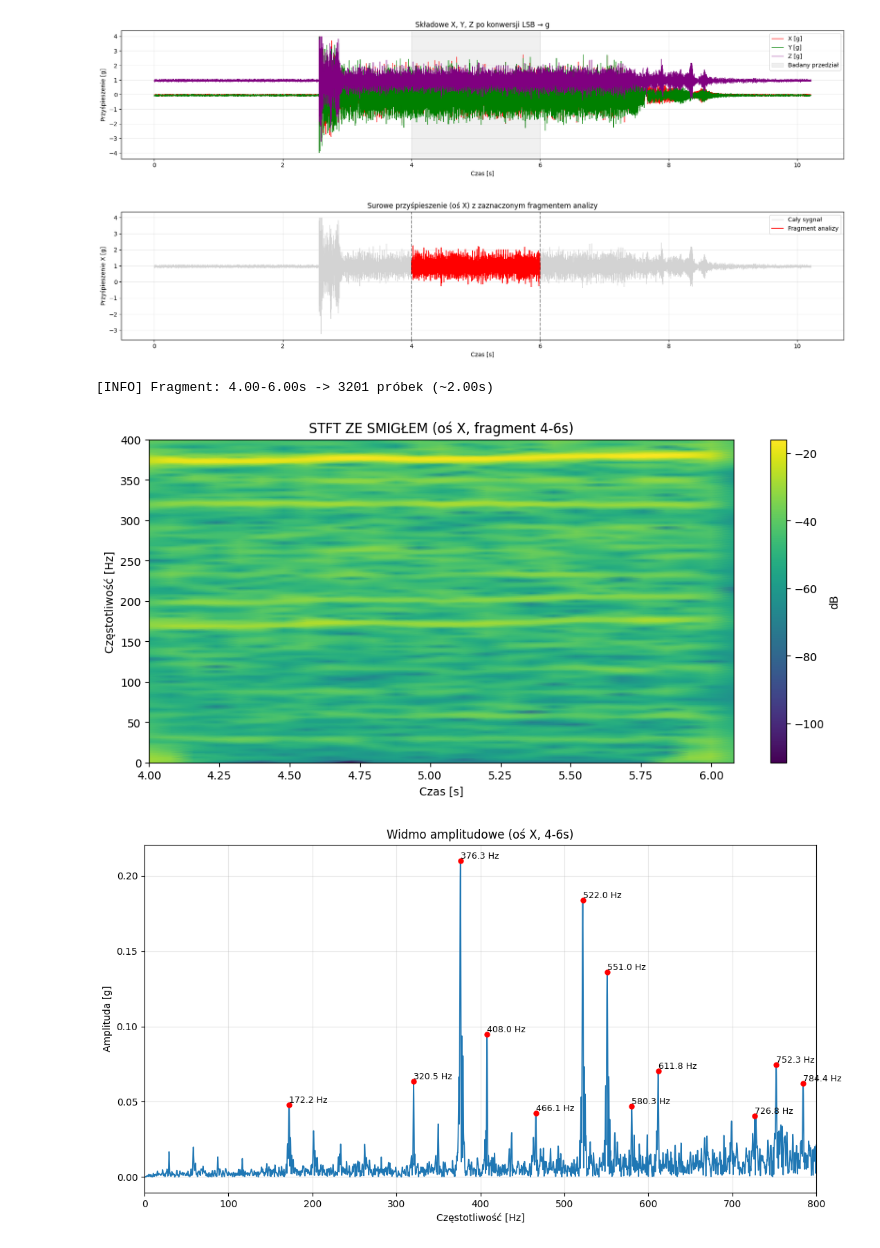
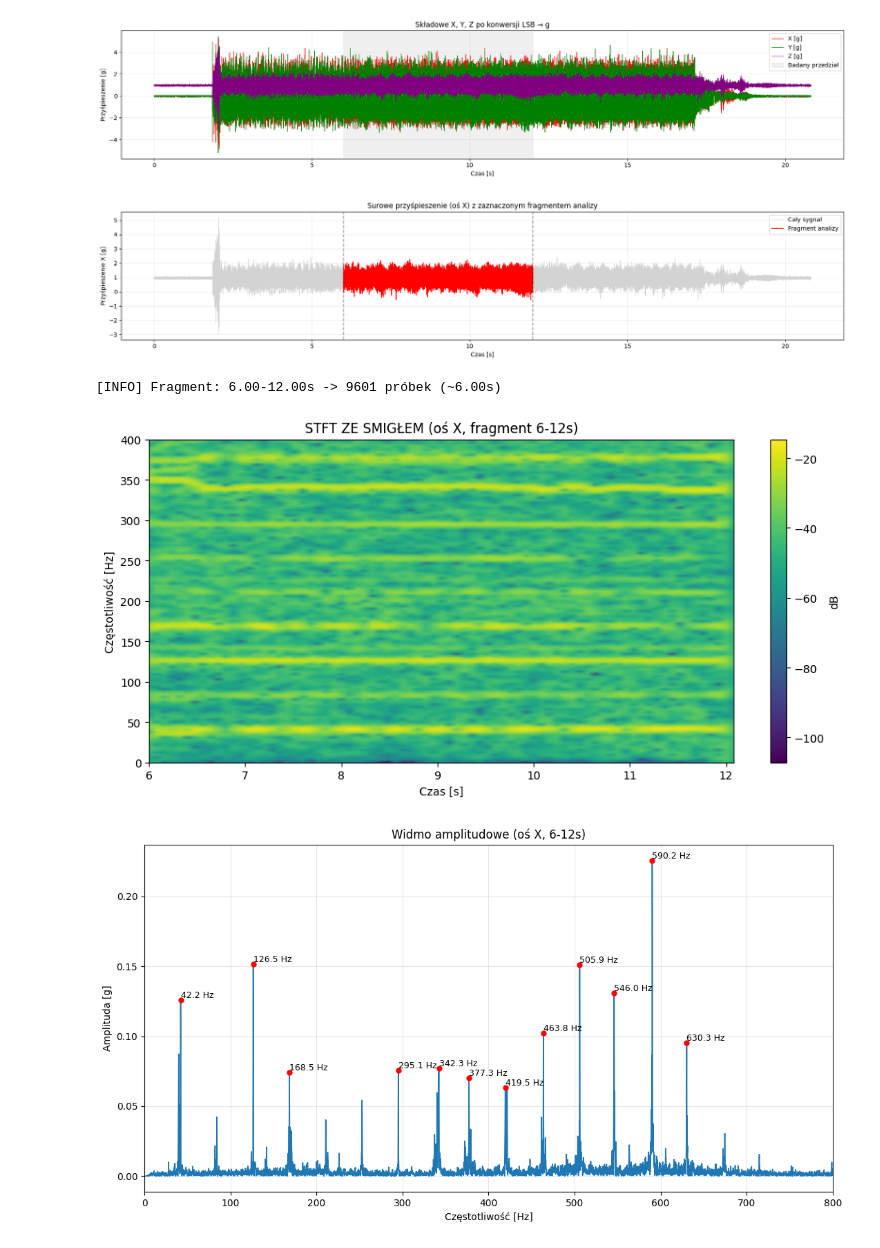
Before and after one commit to ThisIsSzimon/STM32-Time-Frequency-Analysis, a Jupyter notebook: Core/Python/TFA_V3.ipynb, the cells around one changed output. Saved outputs shown, nothing was run; the diff lists cells and outputs as text; code cells hidden in the pictures.

Commit message:
new data

```diff
--- a/Core/Python/TFA_V3.ipynb
+++ b/Core/Python/TFA_V3.ipynb
@@ -6,7 +6,7 @@ from scipy import signal
 
 fs = 1600
 lsb_to_g = 0.0039
-t_start, t_end = 4, 6
+t_start, t_end = 6, 12
 
 fmax_plot = fs/2
 n_fft_pad_factor = 8
@@ -14,7 +14,7 @@ peak_prominence = 0.01
 peak_distance_hz = 5.0
 num_top_peaks = 12
 
-df = pd.read_csv('data/pomiary_04_11_25/pomiar_z_20.csv')
+df = pd.read_csv('data/pomiary_19_11_25/30%_z_1600Hz.csv')
 # df = pd.read_csv('data/wiertarka/01_wiertarka_3200Hz.csv')
 #df = pd.read_csv('data/daneTestowe/silnik_wibracyjny_1600Hz.csv')
 
@@ -90,36 +90,36 @@ def find_peaks_with_freqs(freqs, amp, fmax=None, prominence=0.01, distance_hz=5.
     dfreq = fc[1]-fc[0]
     peaks, props = signal.find_peaks(ac, prominence=prominence, distance=max(1,int(np.round(distance_hz/dfreq))))
     return peaks, props, fc, ac
 
 peaks, props, fc, ac = find_peaks_with_freqs(freqs, amp, fmax=fmax_plot,
                                              prominence=peak_prominence,
                                              distance_hz=peak_distance_hz)
 
 order = np.argsort(ac[peaks])[::-1]
 top_idx = peaks[order][:num_top_peaks]
 top_freqs = fc[top_idx]
 top_amps  = ac[top_idx]
 
 # Wykres FFT
 plt.figure(figsize=(11,6))
 plt.plot(freqs, amp, lw=1.2)
 plt.xlim(0, fmax_plot); plt.xlabel('Częstotliwość [Hz]'); plt.ylabel('Amplituda [g]')
 plt.title(f'Widmo amplitudowe (oś X, {t_start}-{t_end}s)')
 
 # piki
 for f, a in zip(top_freqs, top_amps):
     plt.plot([f],[a],'ro', ms=5)
     plt.text(f, a, f'{f:.1f} Hz', fontsize=9, ha='left', va='bottom')
 
 plt.grid(alpha=0.3); plt.tight_layout(); plt.show()
 
 print("\n=== TOP PEAKI (częstotliwość [Hz], amplituda [g]) ===")
 for f, a in zip(top_freqs, top_amps):
     print(f"{f:7.2f} Hz   {a:8.4f} g")
 # %% [output]
-[figure, old version]
+[figure, new version]
-[figure, old version]
+[figure, new version]
-[INFO] Fragment: 4.00-6.00s -> 3201 próbek (~2.00s)
+[INFO] Fragment: 6.00-12.00s -> 9601 próbek (~6.00s)
-[figure, old version]
+[figure, new version]
-[figure, old version]
+[figure, new version]
 === TOP PEAKI (częstotliwość [Hz], amplituda [g]) ===
```
Also changed, not shown: parts of 2 cells of this notebook, 13 other files.
